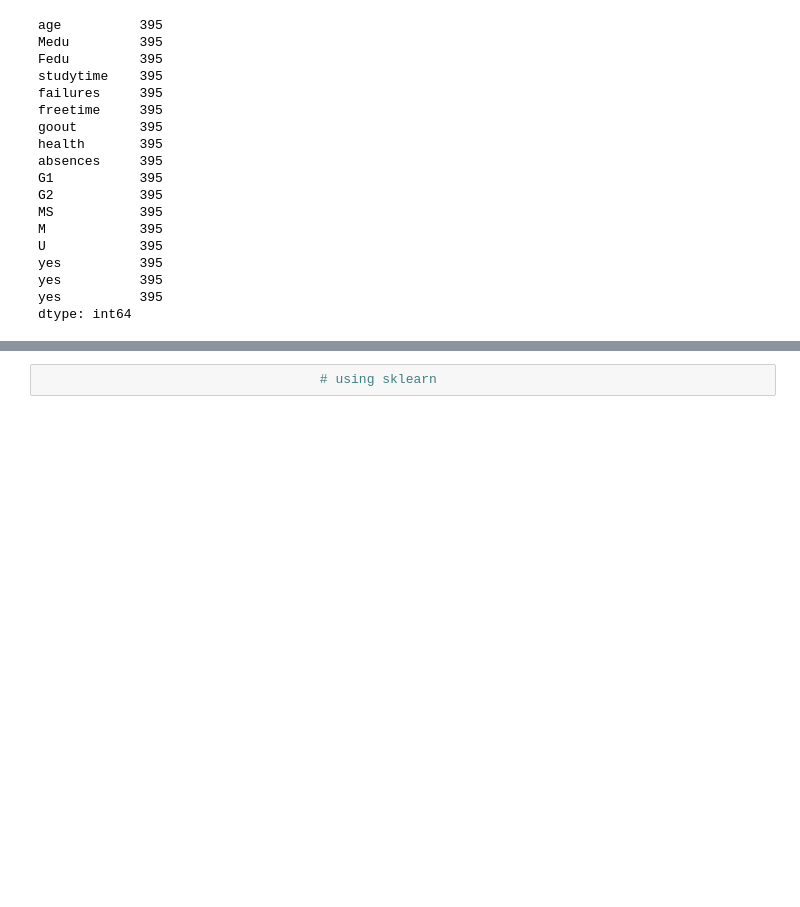
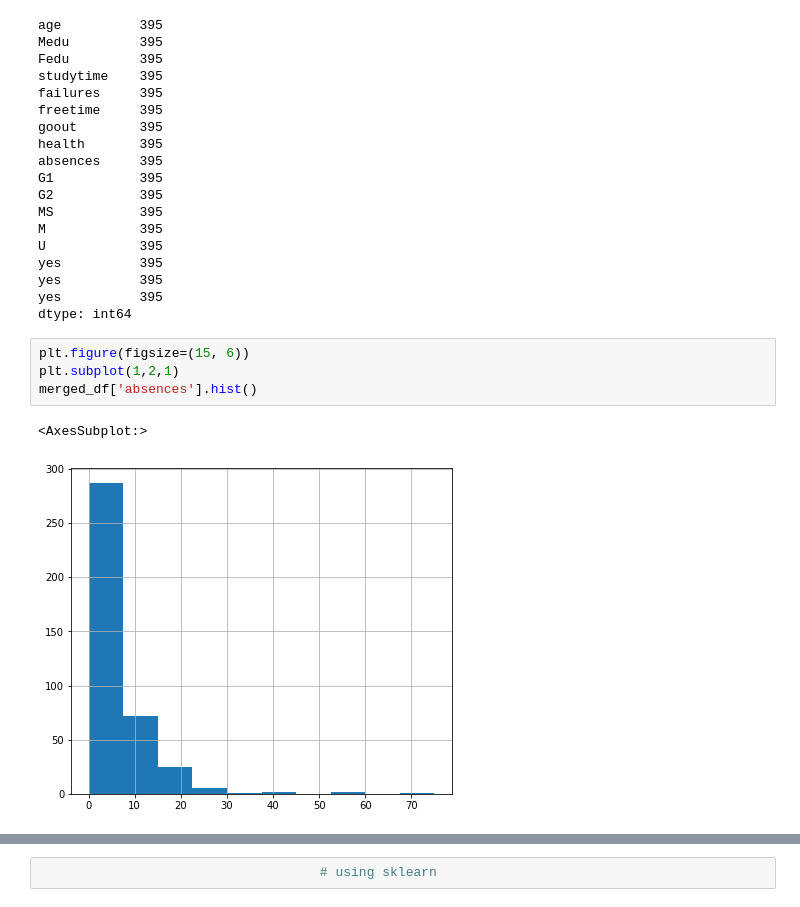
Before and after one commit to prudhvinag06/ML-from-scratch, a Jupyter notebook: studentPerformance_traintest.ipynb, the cells around one changed output, grey strips where cells are left out. Drawn from its saved outputs; the diff is of its cells as text; blank space fills up the shorter version.

```diff
--- a/studentPerformance_traintest.ipynb
+++ b/studentPerformance_traintest.ipynb
@@ -197,3 +197,10 @@ yes          395
 yes          395
 yes          395
 dtype: int64
+# %%
+plt.figure(figsize=(15, 6))
+plt.subplot(1,2,1)
+merged_df['absences'].hist()
+# %% [output]
+<AxesSubplot:>
+[figure, added]
```
Also changed, not shown: parts of 50 cells of this notebook.
